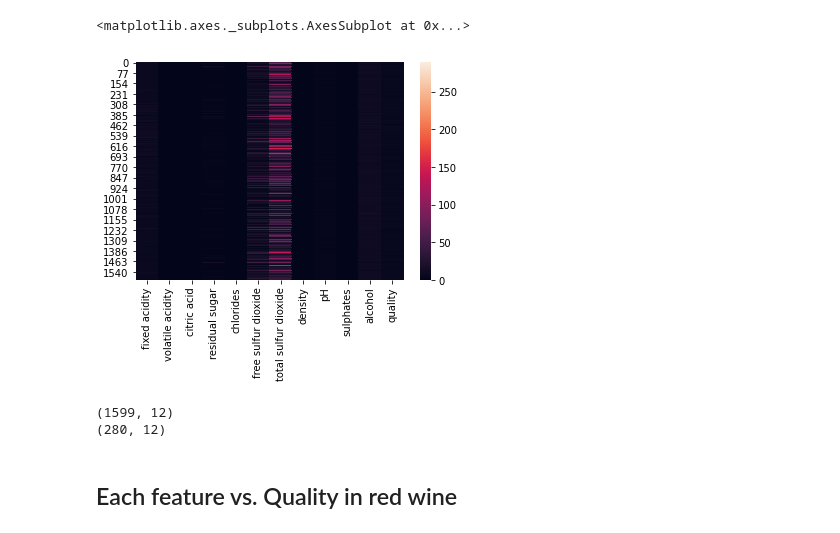
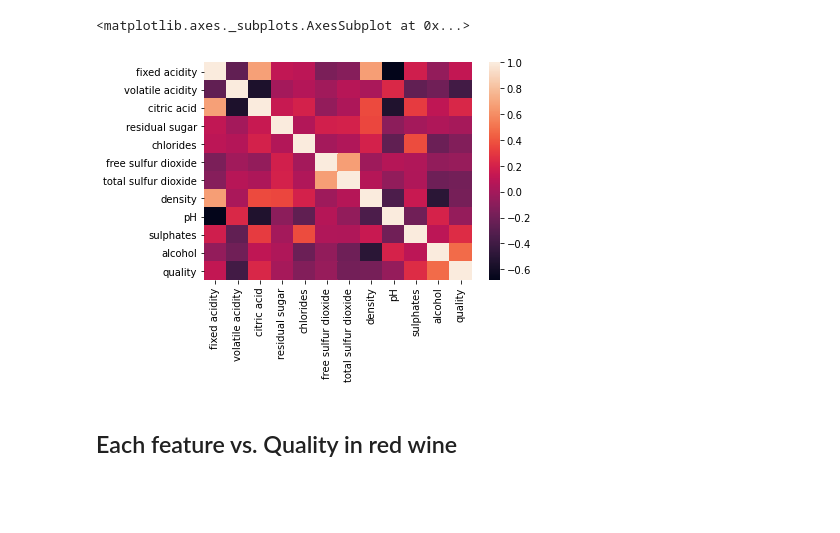
Before and after one commit to mikev6/Wine-Analysis, a Jupyter notebook: EDA/Wine_EDA.ipynb, the cells around one changed output. Cells and saved outputs as stored; diff of their text form; code cells hidden in the pictures; blank space fills up the shorter version.

```diff
--- a/EDA/Wine_EDA.ipynb
+++ b/EDA/Wine_EDA.ipynb
@@ -26,18 +12,10 @@ white_data= pd.read_csv("https://archive.ics.uci.edu/ml/machine-learning-databas
 # for col in red_data.columns:
 #     plot = sns.relplot(data=red_data, x=col, y="quality", kind='scatter')
 # %%
-sns.heatmap(red_data) #this doesn't tell me anything
+sns.heatmap(red_data.corr())
 # %% [output]
 <matplotlib.axes._subplots.AxesSubplot at 0x...>
-[figure, old version]
+[figure, new version]
-# %%
-print(red_data.shape)
-red_data_mid_removed = red_data[red_data['quality'] != 5]
-red_data_mid_removed = red_data_mid_removed[red_data_mid_removed['quality'] != 6]
-print(red_data_mid_removed.shape)
-# %% [output]
-(1599, 12)
-(280, 12)
 # %% [markdown]
 ## Each feature vs. Quality in red wine
 # %%
```
Also changed, not shown: parts of 6 cells of this notebook.
